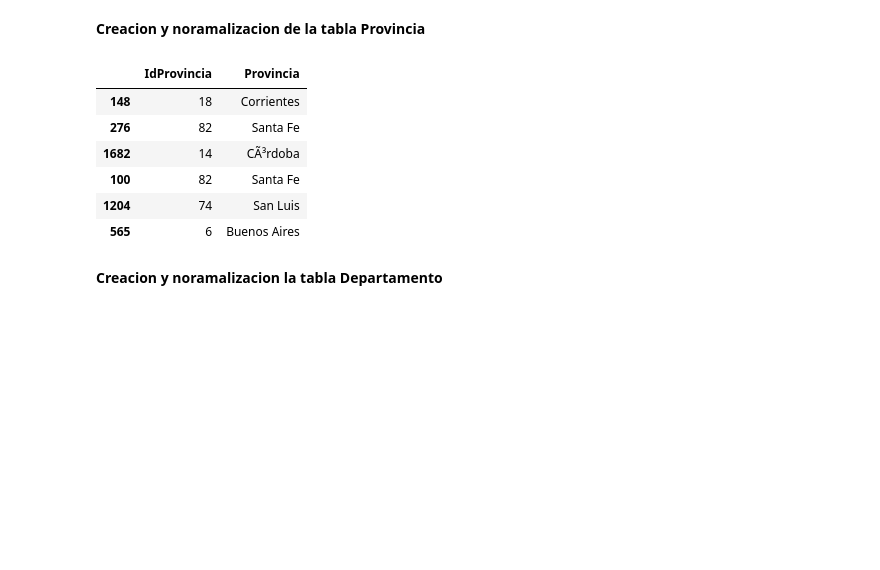
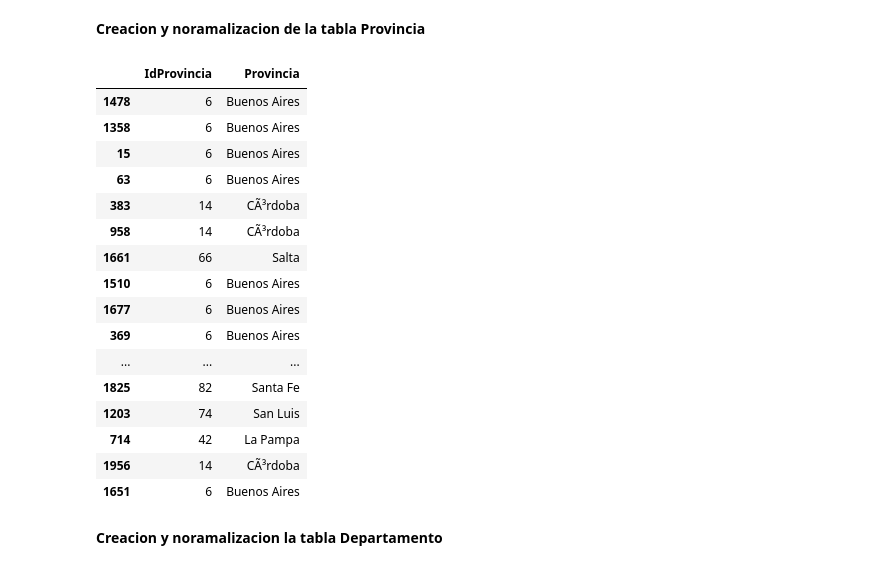
Before and after one commit to yesicadematos/Data-Analyst, a Jupyter notebook: prueba/relaciones.ipynb, the cells around one changed output. Drawn from its saved outputs; the diff is of its cells as text; code cells hidden in the pictures; blank space fills up the shorter version.

```diff
--- a/prueba/relaciones.ipynb
+++ b/prueba/relaciones.ipynb
@@ -34,15 +34,25 @@ muestreo.head(2)
 **Creacion y noramalizacion  de la tabla Provincia**
 # %%
 df_ProvinciaB=df_Biblioteca[['IdProvincia','Provincia']]
-df_ProvinciaB.sample(6)
+df_ProvinciaB.sample(24)
 # %% [output]
 |  | IdProvincia | Provincia |
-| 148 | 18 | Corrientes |
-| 276 | 82 | Santa Fe |
-| 1682 | 14 | CÃ³rdoba |
-| 100 | 82 | Santa Fe |
-| 1204 | 74 | San Luis |
-| 565 | 6 | Buenos Aires |
+| 1478 | 6 | Buenos Aires |
+| 1358 | 6 | Buenos Aires |
+| 15 | 6 | Buenos Aires |
+| 63 | 6 | Buenos Aires |
+| 383 | 14 | CÃ³rdoba |
+| 958 | 14 | CÃ³rdoba |
+| 1661 | 66 | Salta |
+| 1510 | 6 | Buenos Aires |
+| 1677 | 6 | Buenos Aires |
+| 369 | 6 | Buenos Aires |
+| ... | ... | ... |
+| 1825 | 82 | Santa Fe |
+| 1203 | 74 | San Luis |
+| 714 | 42 | La Pampa |
+| 1956 | 14 | CÃ³rdoba |
+| 1651 | 6 | Buenos Aires |
 # %%
 df_ProvinciaB=df_ProvinciaB[['IdProvincia','Provincia',]]
 # %% [markdown]
```
Also changed, not shown: parts of 16 cells of this notebook, 5 other files.
